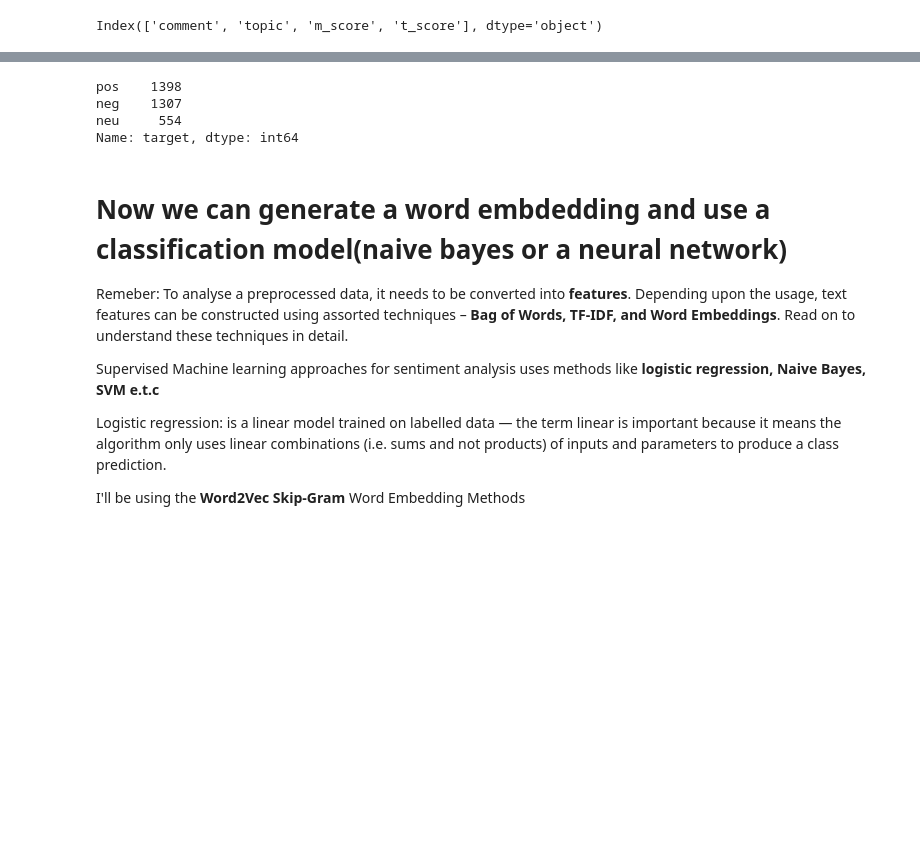
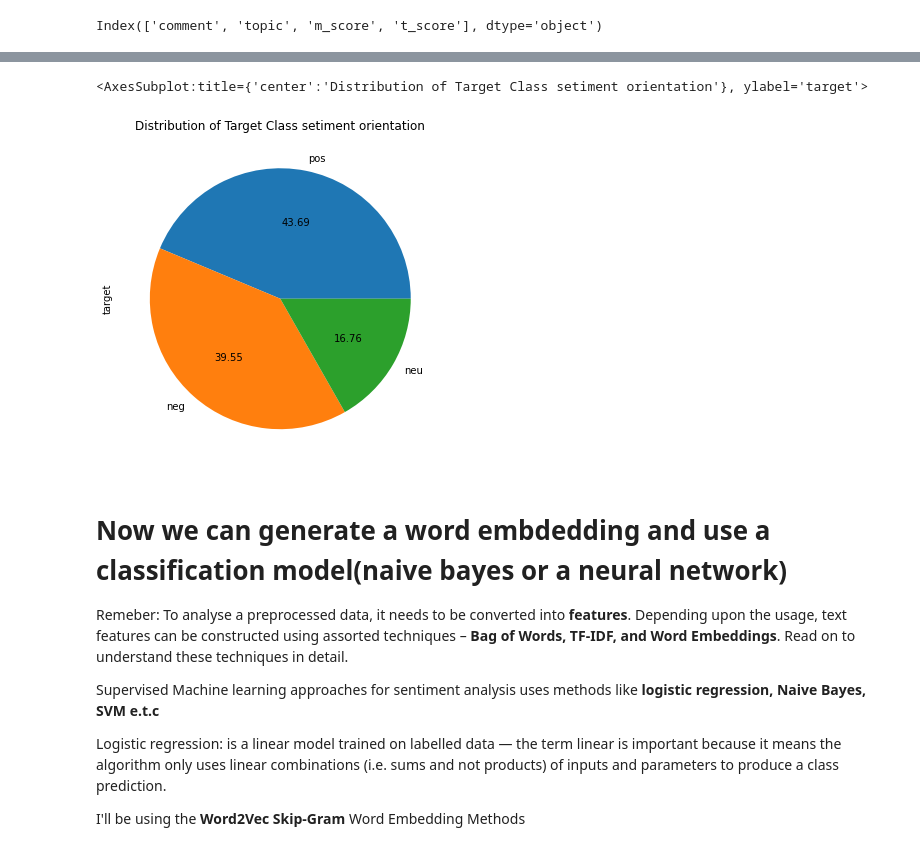
Before and after one commit to Tismalik/NLP-Reddit-Comment-Topic-Classification-, a Jupyter notebook: 4-Word2vec/[4] Word Embed.ipynb, the cells around one changed output, grey strips where cells are left out. Drawn from its saved outputs; the diff is of its cells as text; code cells hidden in the pictures; blank space fills up the shorter version.

```diff
--- a/4-Word2vec/[4] Word Embed.ipynb
+++ b/4-Word2vec/[4] Word Embed.ipynb
@@ -209,10 +211,8 @@ df.head(15)
-# %%
-df['target'].value_counts()
-# %% [output]
-pos    1398
-neg    1307
-neu     554
-Name: target, dtype: int64
+# %%
+df['target'].value_counts().plot(kind='pie',autopct="%.2f",figsize=(6, 6),title='Distribution of Target Class setiment orientation')
+# %% [output]
+<AxesSubplot:title={'center':'Distribution of Target Class setiment orientation'}, ylabel='target'>
+[figure, added]
 # %% [markdown]
 # Now we can generate a word embdedding and use a classification model(naive bayes or a neural network)
 <p> Remeber: To analyse a preprocessed data, it needs to be converted into <b>features</b>. Depending upon the usage, text features can be constructed using assorted techniques – <b>Bag of Words, TF-IDF, and Word Embeddings</b>. Read on to understand these techniques in detail.</p>
```
Also changed, not shown: parts of 39 cells of this notebook.
